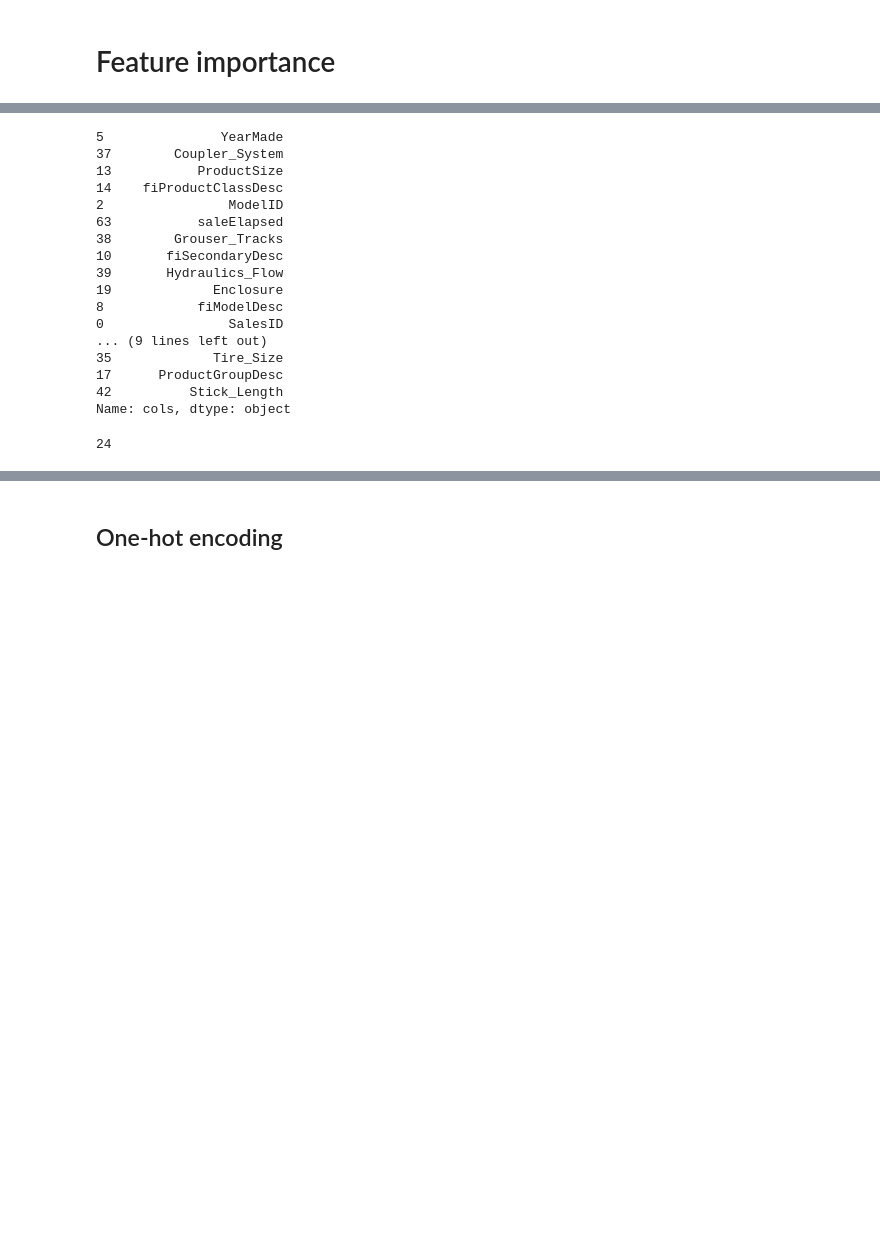
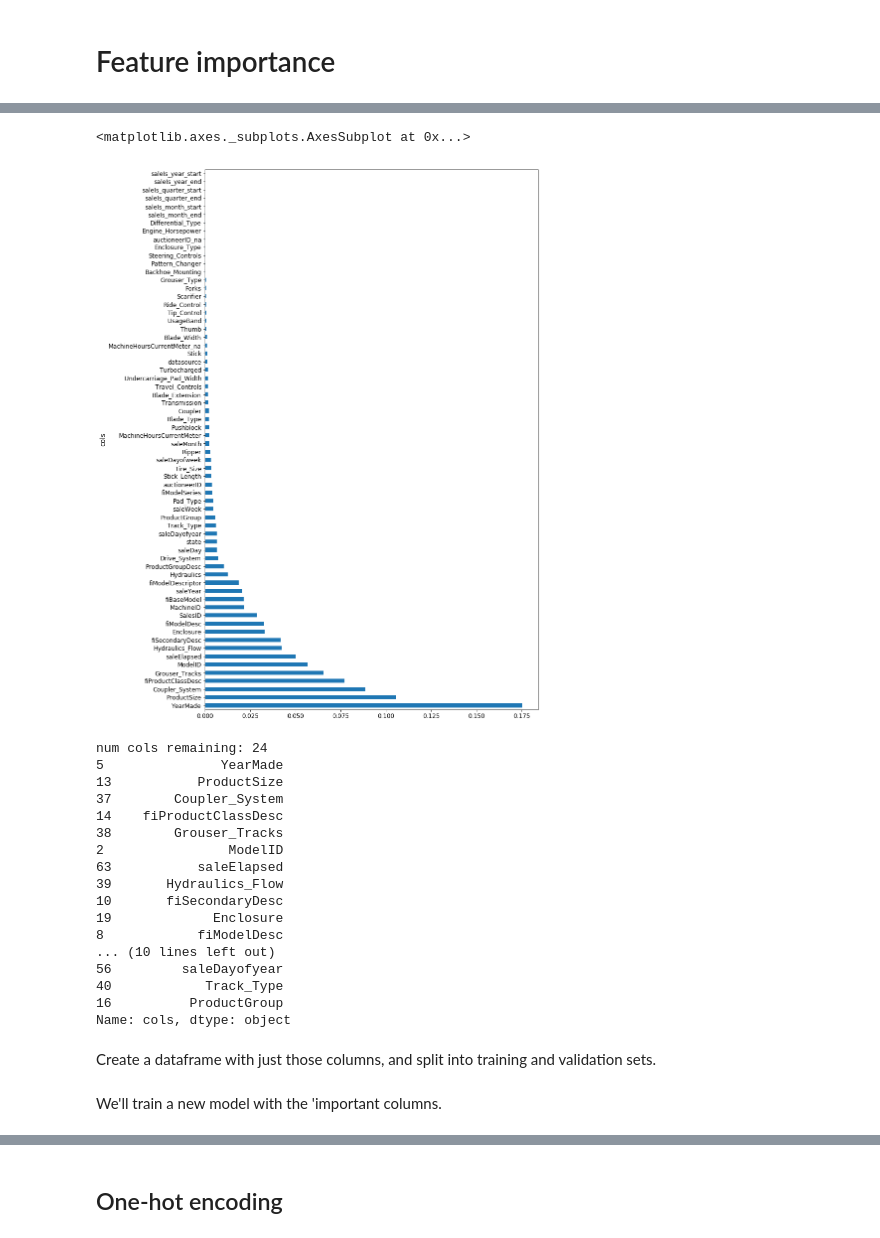
Before and after one commit to TheBoyMoe/DataScience-Repo, a Jupyter notebook: 09-machine-learning/11-fastai-machine-learning-for-coders/lesson2-rf_interpretation.ipynb, the cells around one changed output, grey strips where cells are left out. Drawn from its saved outputs; the diff is of its cells as text; code cells hidden in the pictures; blank space fills up the shorter version.

```diff
--- a/09-machine-learning/11-fastai-machine-learning-for-coders/lesson2-rf_interpretation.ipynb
+++ b/09-machine-learning/11-fastai-machine-learning-for-coders/lesson2-rf_interpretation.ipynb
@@ -222,28 +266,37 @@ plot_fi(fi[:30]); # plot the top 30 cols
+# %%
+# plotting all columns
+plot_fi(fi)
+# %% [output]
+<matplotlib.axes._subplots.AxesSubplot at 0x...>
+[figure, added]
 # %%
 # filter out any columns where imp <= 0.005 (where the results flatten off)
 to_keep = fi[fi.imp > 0.005].cols;
+print('num cols remaining:', len(to_keep))
 print(to_keep)
-len(to_keep)
 # %% [output]
+num cols remaining: 24
 5               YearMade
+13           ProductSize
 37        Coupler_System
-13           ProductSize
 14    fiProductClassDesc
+38        Grouser_Tracks
 2                ModelID
 63           saleElapsed
-38        Grouser_Tracks
+39       Hydraulics_Flow
 10       fiSecondaryDesc
-39       Hydraulics_Flow
 19             Enclosure
 8            fiModelDesc
-0                SalesID
-... (9 lines left out)
-35             Tire_Size
-17      ProductGroupDesc
-42          Stick_Length
+... (10 lines left out)
+56         saleDayofyear
+40            Track_Type
+16          ProductGroup
 Name: cols, dtype: object
-24
+# %% [markdown]
+Create a dataframe with just those columns, and split into training and validation sets.
 # %%
 df_keep = df_trn[to_keep].copy()
 X_train, X_valid = split_vals(df_keep, n_trn) # split into train and val sets
+# %% [markdown]
+We'll train a new model with the 'important columns.
 # %%
```
Also changed, not shown: parts of 59 cells of this notebook.
